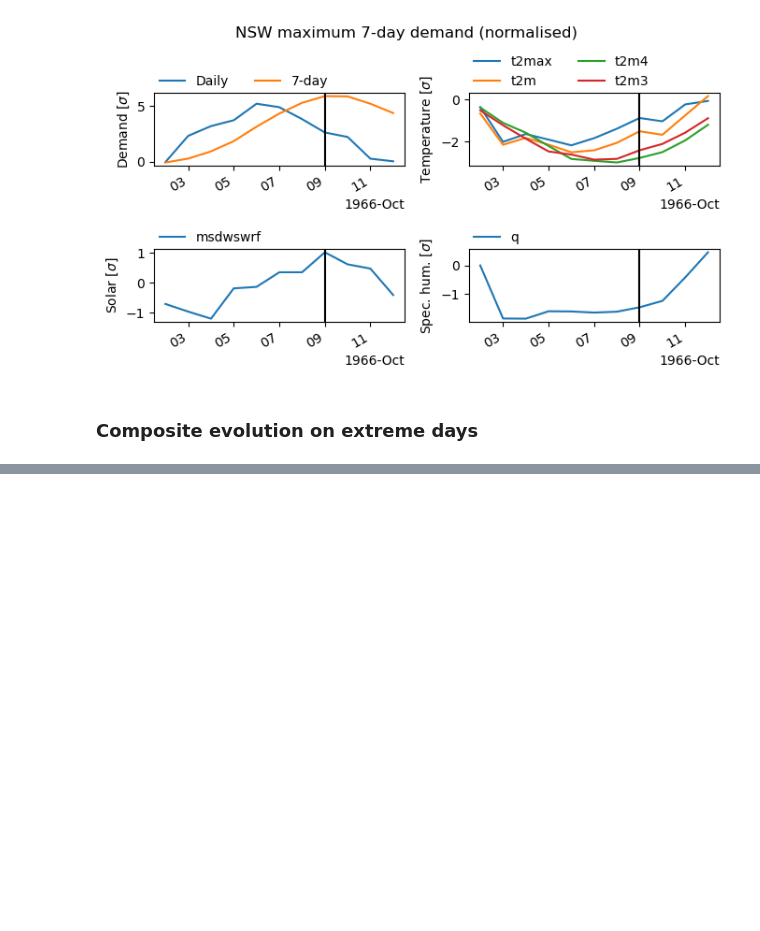
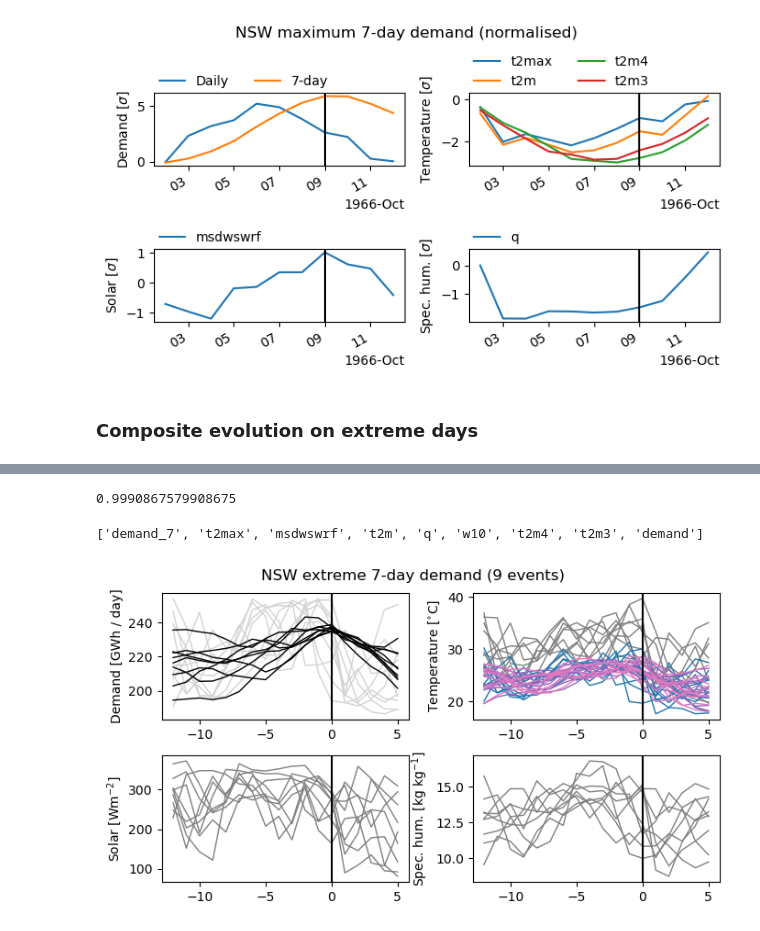
Before and after one commit to dougrichardson/demand_model, a Jupyter notebook: 15_analyse_NEM_ERA5.ipynb, the cells around one changed output, grey strips where cells are left out. Cells and saved outputs as stored; diff of their text form; code cells hidden in the pictures; blank space fills up the shorter version.

```diff
--- a/15_analyse_NEM_ERA5.ipynb
+++ b/15_analyse_NEM_ERA5.ipynb
@@ -625,0 +724,11 @@ for r in regions:
+# %%
+roll = 7
+days_before = 12
+days_after = 5
+event_window = 7
+q = 1 - 1 / (365 * 3)
+print(q)
+# %% [output]
+0.9990867579908675
+# %%
+events_dict = get_events_data(pred_ds, roll, q, days_before, days_after, event_window)
@@ -625,0 +737,20 @@ for r in regions:
+# %%
+plot_events(
+    events_dict["NSW"],
+    {
+        0: [-273.15, 1, "gray"],
+        2: [-273.15, 1, "tab:blue"],
+        5: [-273.15, 1, "tab:purple"],
+        6: [-273.15, 1, "tab:pink"],
+        1: [0, 2, "gray"],
+        3: [0, 3, "gray"],
+        4: None
+    },
+    ["Demand [GWh / day]", r"Temperature [$^{\circ}$C]", r"Solar [Wm$^{-2}$]", r"Spec. hum. [kg kg$^{-1}$]"],
+    "NSW extreme 7-day demand (" + str(len(events_dict["NSW"].time.values)) + " events)",
+    plot_range=False,
+    to_GWh=True
+)
+# %% [output]
+['demand_7', 't2max', 'msdwswrf', 't2m', 'q', 'w10', 't2m4', 't2m3', 'demand']
+[figure, added]
```
Also changed, not shown: parts of 11 cells of this notebook.
